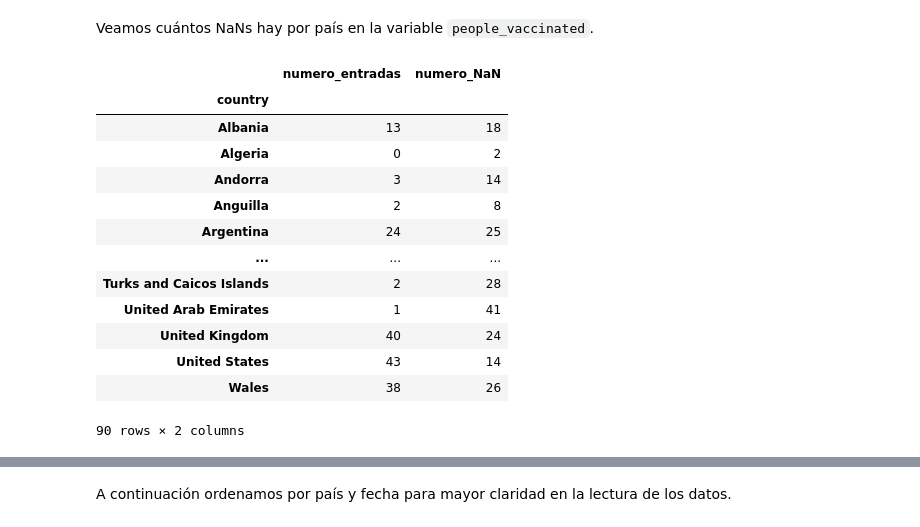
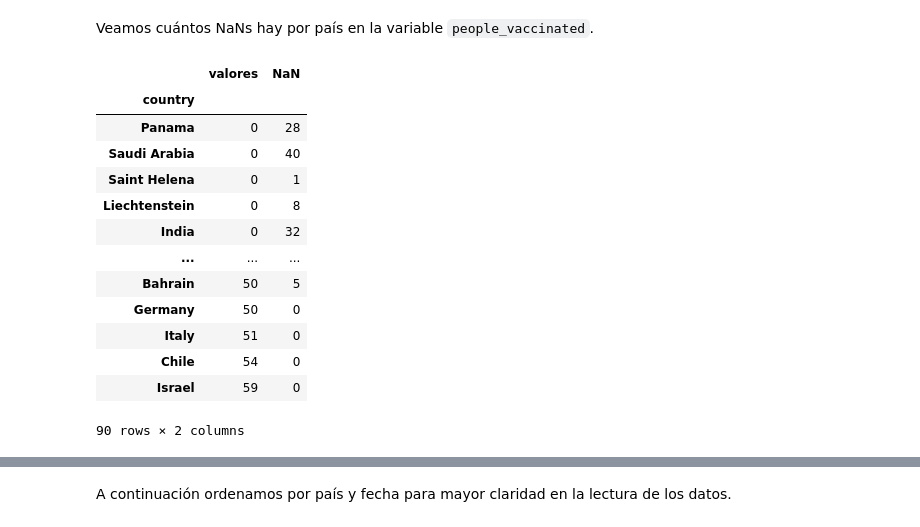
Before and after one commit to CeliaDiazSanchez/Data-Mining, a Jupyter notebook: LAB01_Ana_pruebas.ipynb, the cells around one changed output, grey strips where cells are left out. Drawn from its saved outputs; the diff is of its cells as text; code cells hidden in the pictures.

```diff
--- a/LAB01_Ana_pruebas.ipynb
+++ b/LAB01_Ana_pruebas.ipynb
@@ -143,22 +143,23 @@ Como podemos observar casi la mitad son NaN, y eso puede ser problemático a la
 Veamos cuántos NaNs hay por país en la variable `people_vaccinated`.
 # %%
 # TODO: cambiar no puede ser q haya 13 entradas y 18 NaN
-result = ds.groupby('country')['people_vaccinated'].agg([("numero_entradas", "count"), ("numero_NaN", lambda x: x.isna().sum())])
+result = ds.groupby('country')['people_vaccinated'].agg([("valores", "count"), ("NaN", lambda x: x.isna().sum())])
+result = result.sort_values(by='valores')
 result
 # %% [output]
-|  | numero_entradas | numero_NaN |
+|  | valores | NaN |
 | country |  |  |
-| Albania | 13 | 18 |
-| Algeria | 0 | 2 |
-| Andorra | 3 | 14 |
-| Anguilla | 2 | 8 |
-| Argentina | 24 | 25 |
+| Panama | 0 | 28 |
+| Saudi Arabia | 0 | 40 |
+| Saint Helena | 0 | 1 |
+| Liechtenstein | 0 | 8 |
+| India | 0 | 32 |
 | ... | ... | ... |
-| Turks and Caicos Islands | 2 | 28 |
-| United Arab Emirates | 1 | 41 |
-| United Kingdom | 40 | 24 |
-| United States | 43 | 14 |
-| Wales | 38 | 26 |
+| Bahrain | 50 | 5 |
+| Germany | 50 | 0 |
+| Italy | 51 | 0 |
+| Chile | 54 | 0 |
+| Israel | 59 | 0 |
 90 rows × 2 columns
 # %%
 import matplotlib.pyplot as plt
```
Also changed, not shown: parts of 18 cells of this notebook.
